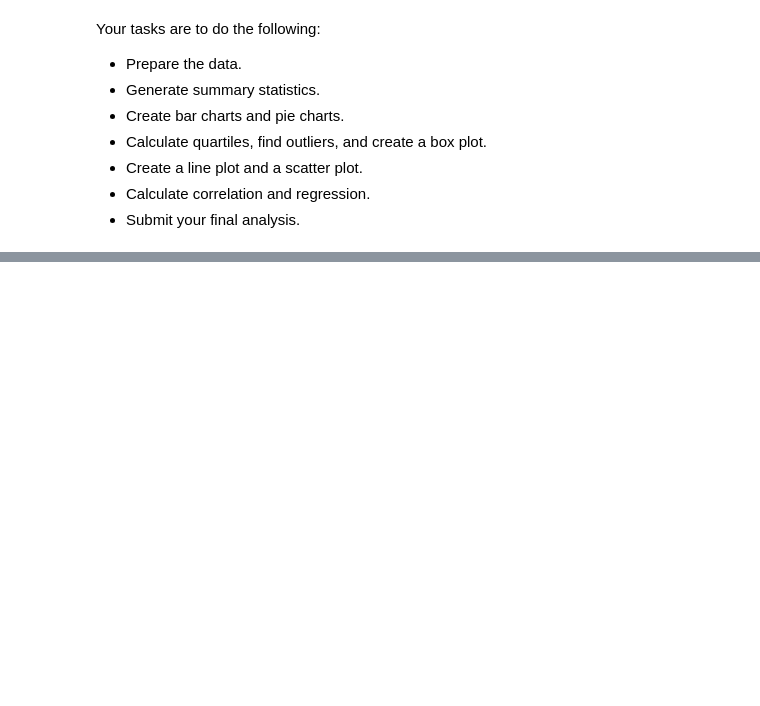
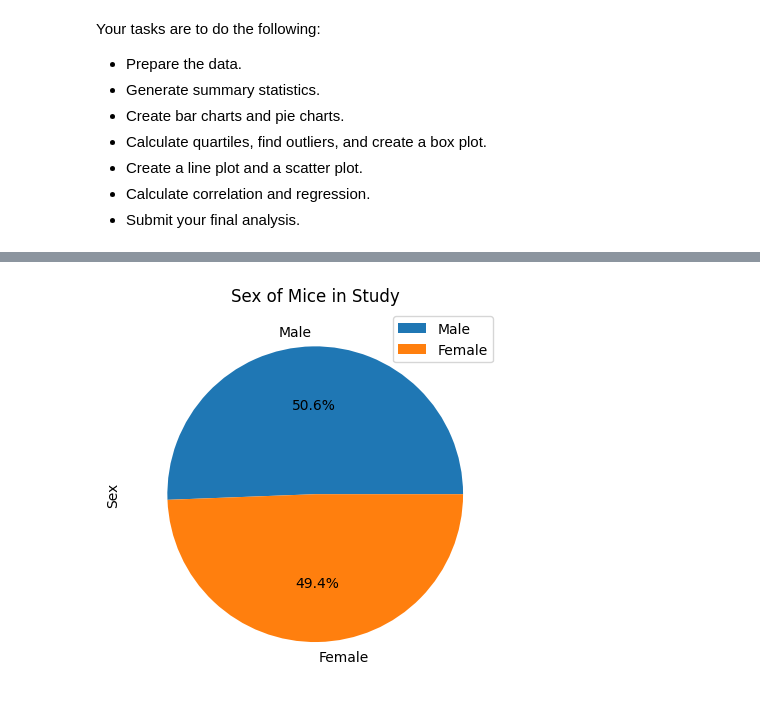
Before and after one commit to gw-sc/Matplotlib-challenge, a Jupyter notebook: Pymaceuticals/Pymaceuticals.ipynb, the cells around one changed output, grey strips where cells are left out. Cells and saved outputs as stored; diff of their text form; code cells hidden in the pictures; blank space fills up the shorter version.

```diff
--- a/Pymaceuticals/Pymaceuticals.ipynb
+++ b/Pymaceuticals/Pymaceuticals.ipynb
@@ -31,0 +250,10 @@ observation or interferences
+# %%
+# Using Pandas, generate a pie plot showing the distribution of female versus male mice
+sex_count = df["Sex"].value_counts()
+sex_count.plot.pie(
+    autopct = "%.1f%%",
+    title = "Sex of Mice in Study",
+    legend = "upper right")
+plt.show()
+# %% [output]
+[figure, added]
```
Also changed, not shown: parts of 33 cells of this notebook.
